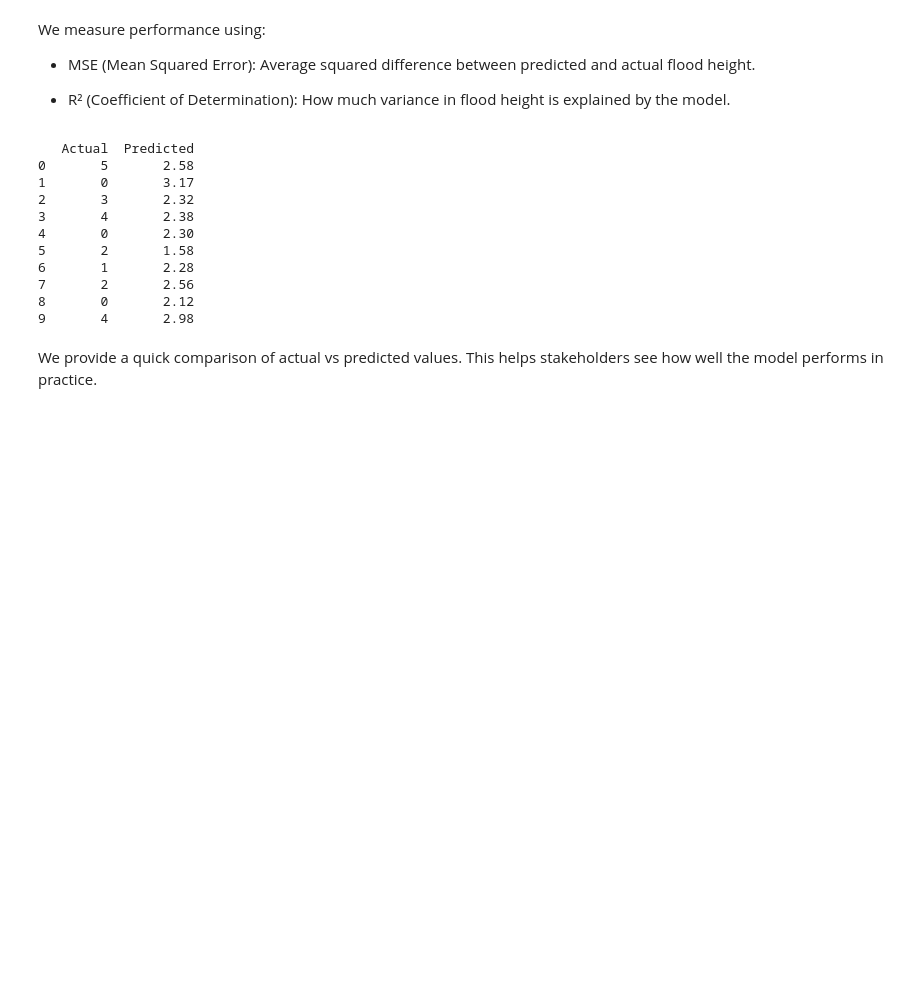
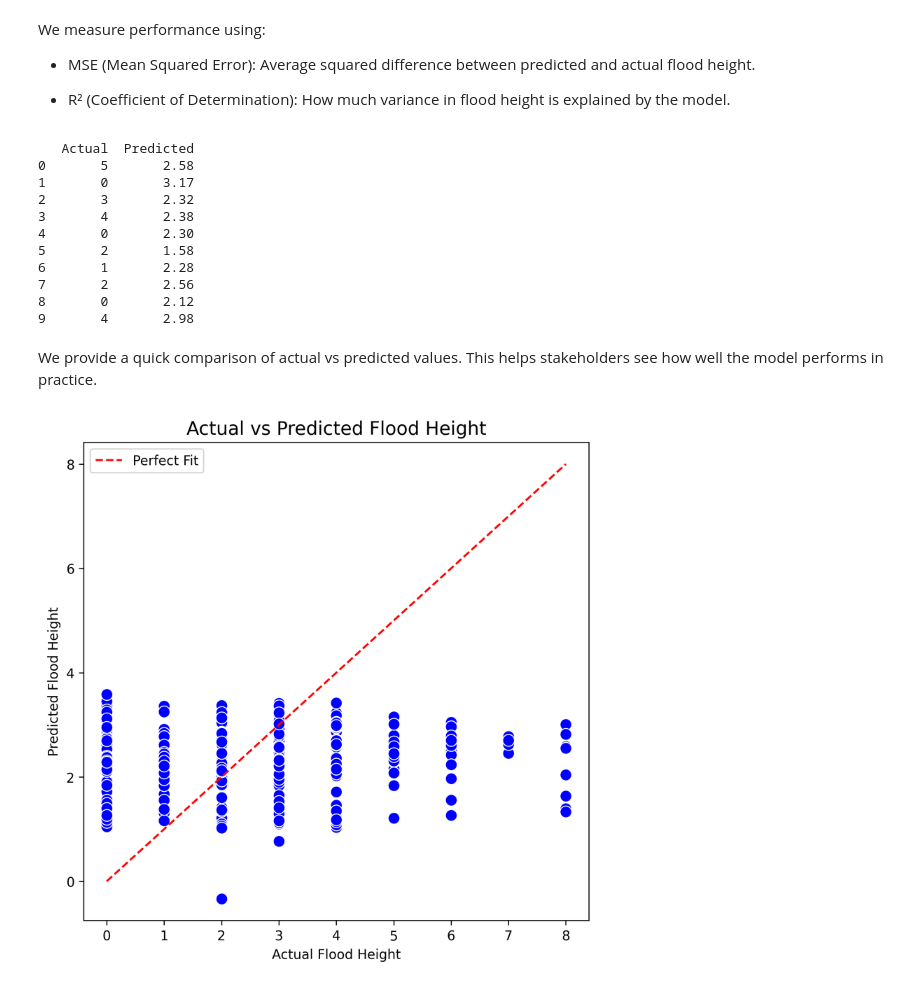
Before and after one commit to clemweb3/Metro-Manila-Flood-Insights, a Jupyter notebook: Notebooks/03_Modelling_Pipeline.ipynb, the cells around one changed output. Cells and saved outputs as stored; diff of their text form; code cells hidden in the pictures; blank space fills up the shorter version.

Commit message:
documentation, visualizations, insights for linear regression were added. Scaling this up to non linear models

```diff
--- a/Notebooks/03_Modelling_Pipeline.ipynb
+++ b/Notebooks/03_Modelling_Pipeline.ipynb
@@ -115,3 +117,15 @@ print(comparison.head(10))
 9       4       2.98
 # %% [markdown]
 We provide a quick comparison of actual vs predicted values. This helps stakeholders see how well the model performs in practice.
+# %%
+plt.figure(figsize=(6,6), dpi=300)
+sns.scatterplot(x=y_test, y=y_pred, color='blue', s=80)
+plt.plot([y_test.min(), y_test.max()], [y_test.min(), y_test.max()], 'r--', label='Perfect Fit')
+plt.title("Actual vs Predicted Flood Height", fontsize=14)
+plt.xlabel("Actual Flood Height")
+plt.ylabel("Predicted Flood Height")
+plt.legend()
+plt.tight_layout()
+plt.show()
+# %% [output]
+[figure, added]
```
Also changed, not shown: parts of 4 cells of this notebook, 1 other file.
